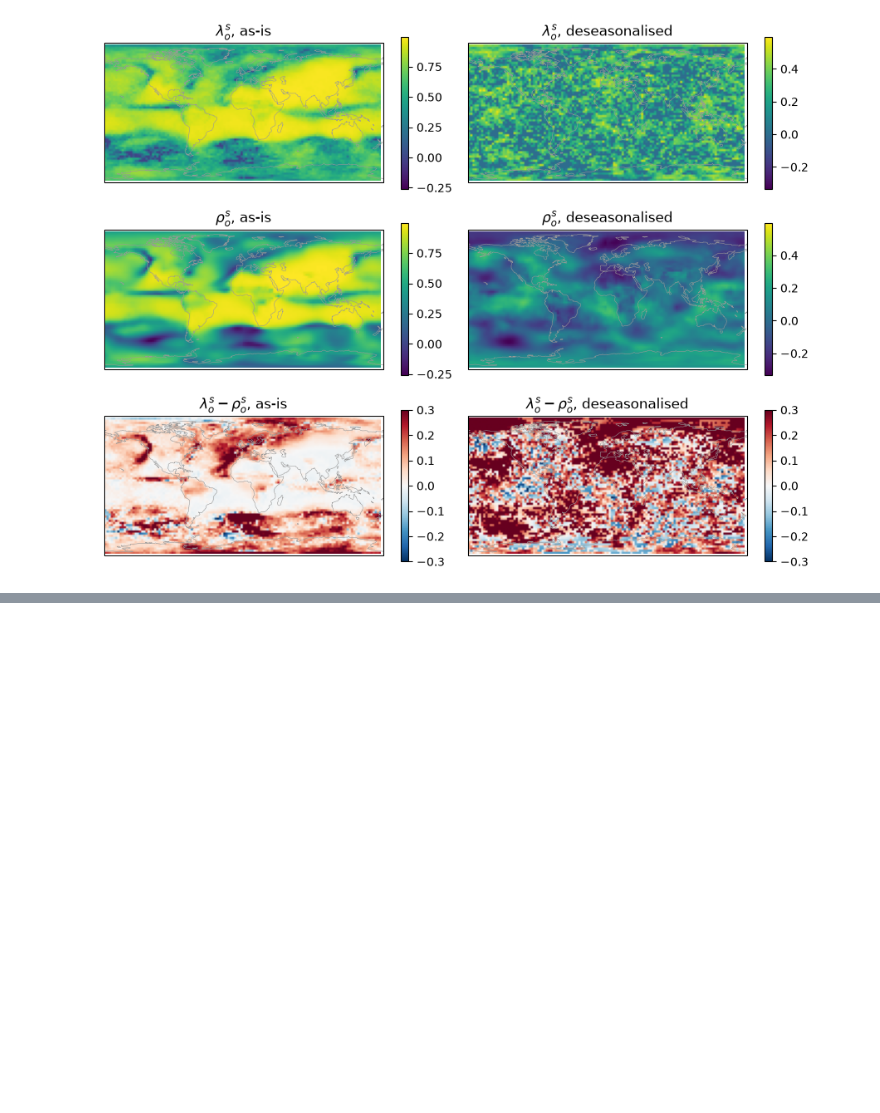
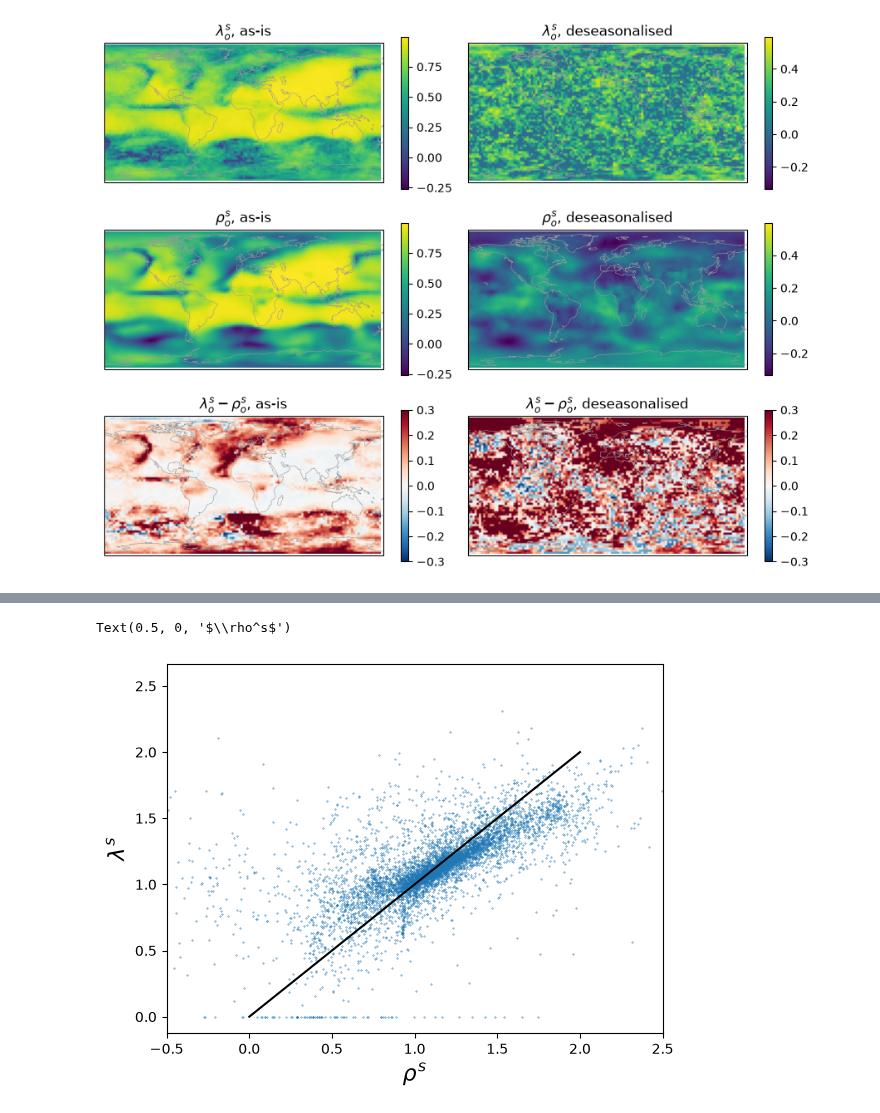
Before and after one commit to jaspercjp/information-snp, a Jupyter notebook: notebooks/granger_lin_lambda_m.ipynb, the cells around one changed output, grey strips where cells are left out. Saved outputs shown, nothing was run; the diff lists cells and outputs as text; code cells hidden in the pictures; blank space fills up the shorter version.

```diff
--- a/notebooks/granger_lin_lambda_m.ipynb
+++ b/notebooks/granger_lin_lambda_m.ipynb
@@ -465,0 +502,10 @@ plt.show()
+# %%
+plt.scatter(rho_s, lam_s, 0.1)
+x=np.linspace(0,2,20)
+plt.plot(x, x, 'k-')
+plt.xlim(-0.5, 2.5)
+plt.ylabel('$\\lambda^s$', fontsize=16)
+plt.xlabel('$\\rho^s$', fontsize=16)
+# %% [output]
+Text(0.5, 0, '$\\rho^s$')
+[figure, added]
```
Also changed, not shown: parts of 7 cells of this notebook.
